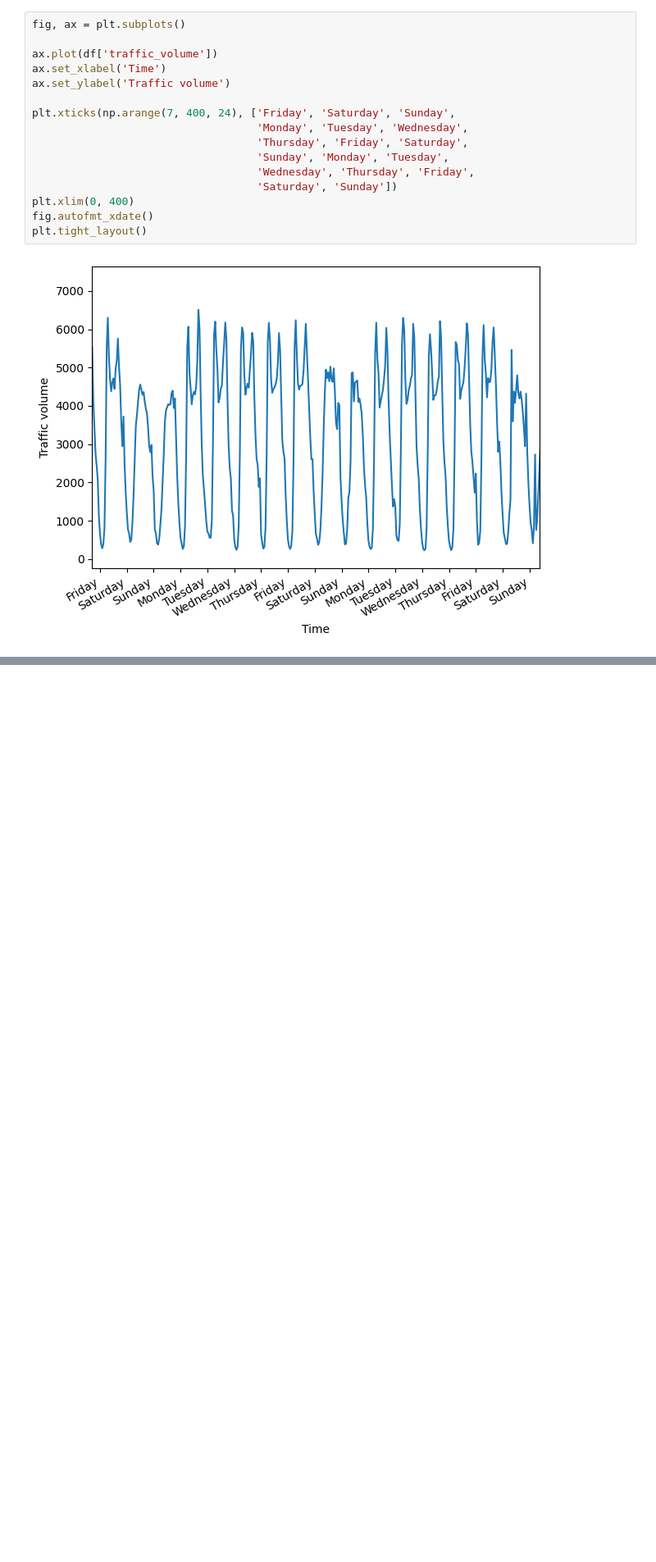
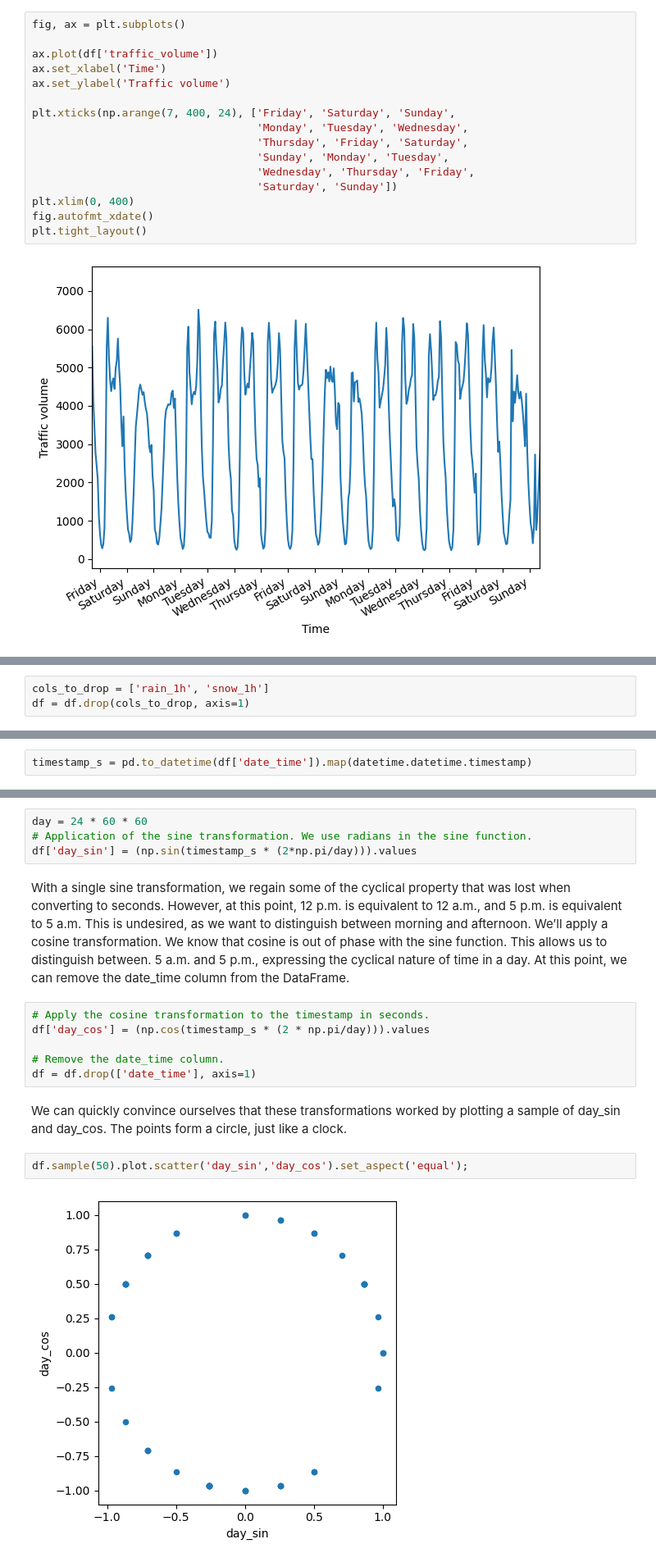
Before and after one commit to xbadiam/Forecasting, a Jupyter notebook: notebooks/Forecasting_deep_learning_multi_output.ipynb, the cells around one changed output, grey strips where cells are left out. Shown at 82% size. Cells and saved outputs as stored; diff of their text form; blank space fills up the shorter version.

```diff
--- a/notebooks/Forecasting_deep_learning_multi_output.ipynb
+++ b/notebooks/Forecasting_deep_learning_multi_output.ipynb
@@ -51,0 +108,3 @@ notice clear daily seasonality, since the traffic volume is lower at the start a
+# %%
+cols_to_drop = ['rain_1h', 'snow_1h']
+df = df.drop(cols_to_drop, axis=1)
@@ -51,0 +113,2 @@ notice clear daily seasonality, since the traffic volume is lower at the start a
+# %%
+timestamp_s = pd.to_datetime(df['date_time']).map(datetime.datetime.timestamp)
@@ -51,0 +121,19 @@ notice clear daily seasonality, since the traffic volume is lower at the start a
+# %%
+day = 24 * 60 * 60
+# Application of the sine transformation. We use radians in the sine function.
+df['day_sin'] = (np.sin(timestamp_s * (2*np.pi/day))).values
+# %% [markdown]
+With a single sine transformation, we regain some of the cyclical property that was lost when converting to seconds. However, at this point, 12 p.m. is equivalent to 12 a.m., and 5 p.m. is equivalent to 5 a.m. This is undesired, as we want to distinguish between
+morning and afternoon. We’ll apply a cosine transformation. We know that cosine is out of phase with the sine function. This allows us to distinguish between. 5 a.m. and 5 p.m., expressing the cyclical nature of time in a day. At this point, we can remove the date_time column from the DataFrame.
+# %%
+# Apply the cosine transformation to the timestamp in seconds.
+df['day_cos'] = (np.cos(timestamp_s * (2 * np.pi/day))).values
+
+# Remove the date_time column.
+df = df.drop(['date_time'], axis=1)
+# %% [markdown]
+We can quickly convince ourselves that these transformations worked by plotting a sample of day_sin and day_cos. The points form a circle, just like a clock.
+# %%
+df.sample(50).plot.scatter('day_sin','day_cos').set_aspect('equal');
+# %% [output]
+[figure, added]
```
Also changed, not shown: parts of 13 cells of this notebook.
